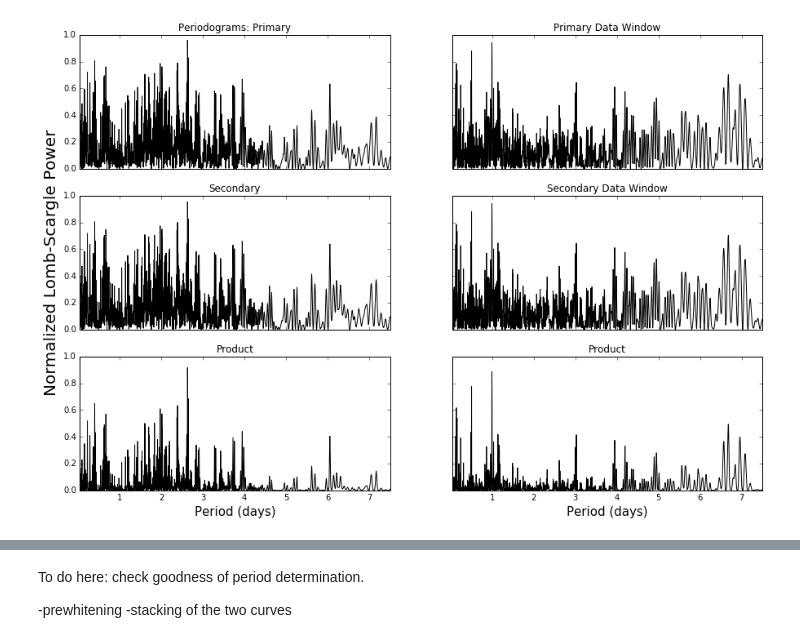
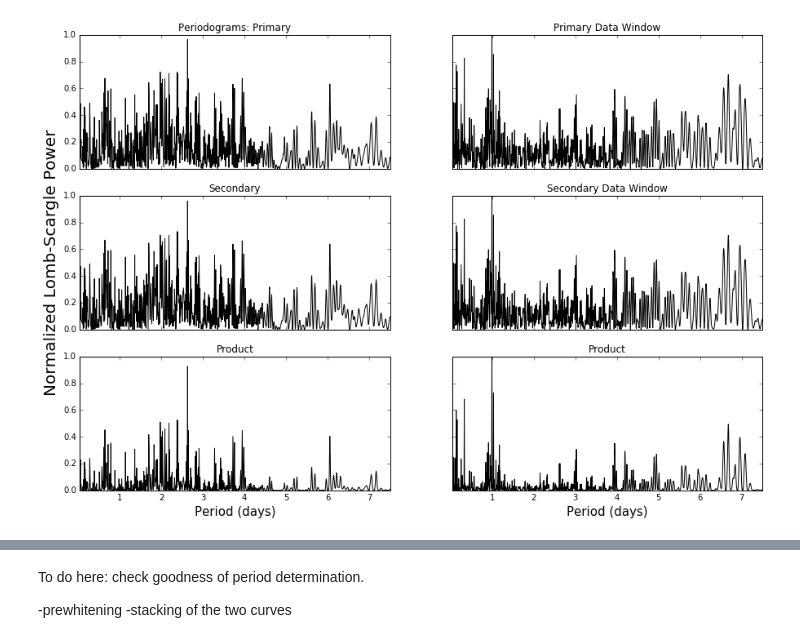
Before and after one commit to jacob-i-skinner/Orbit-Fitting, a Jupyter notebook: Periodogrammer.ipynb, the cells around one changed output, grey strips where cells are left out. Drawn from its saved outputs; the diff is of its cells as text; code cells hidden in the pictures.

```diff
--- a/Periodogrammer.ipynb
+++ b/Periodogrammer.ipynb
@@ -33,33 +33,33 @@ for i in range(0, len(JD)-1):
         break
 
 # plot the results
-samples = 2000
+samples = 1000
 x, y  = periodogram(JDp, RVp, samples)
 y2    = periodogram(JDs, RVs, samples)[1]
 y3,y4 = data_window(JDp, samples)[1], data_window(JDs, samples)[1]
 
 
 
 fig, ((ax1,ax4),(ax2,ax5),(ax3,ax6)) = plt.subplots(3, 2, sharex='col', sharey='row')
 ax1.plot(x, y, 'k')
 ax1.set_title('Periodograms: Primary')
 ax1.set_xlim(0.04167, 7.5)
 ax4.set_xlim(0.04167, 7.5)
 ax2.plot(x, y2, 'k')
 ax2.set_title('Secondary')
 ax3.plot(x, y*y2, 'k')
 ax3.set_title('Product')
 ax4.plot(x, y3, 'k')
 ax4.set_title('Primary Data Window')
 ax5.plot(x, y4, 'k')
 ax5.set_title('Secondary Data Window')
 ax6.plot(x, y3*y4, 'k')
 ax6.set_title('Product')
 ax3.set_xlabel('Period (days)', size='15')
 ax6.set_xlabel('Period (days)', size='15')
 ax2.set_ylabel('Normalized Lomb-Scargle Power', size='20')
 fig.set_figheight(10)
 fig.set_figwidth(15)
 plt.savefig('2M06115599+4205070 periodogram.pdf')
 # %% [output]
-[figure, old version]
+[figure, new version]
```
Also changed, not shown: parts of 4 cells of this notebook, 2 other files.
